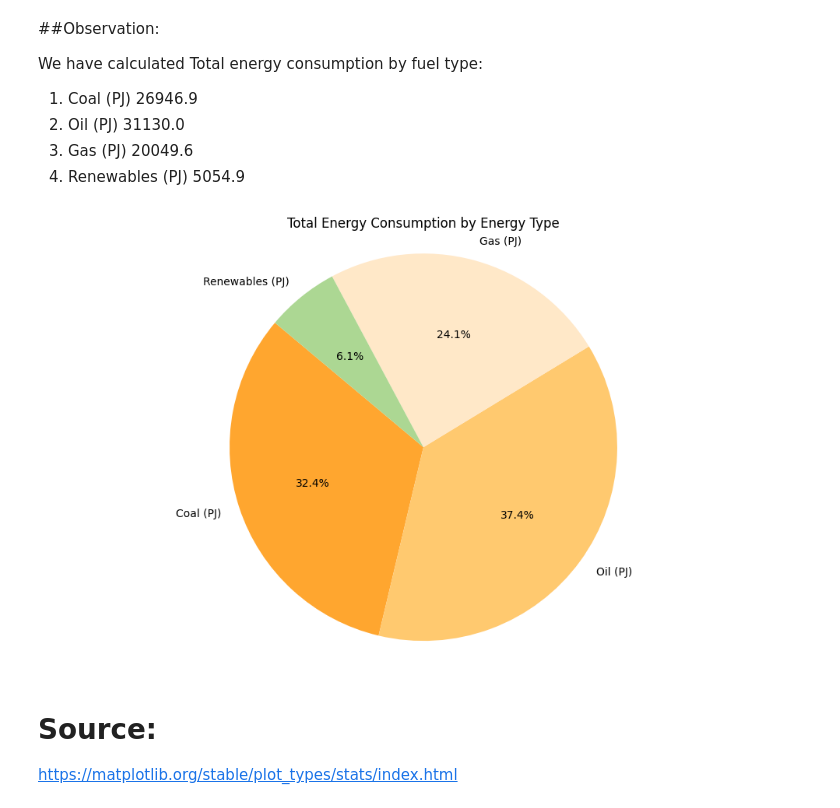
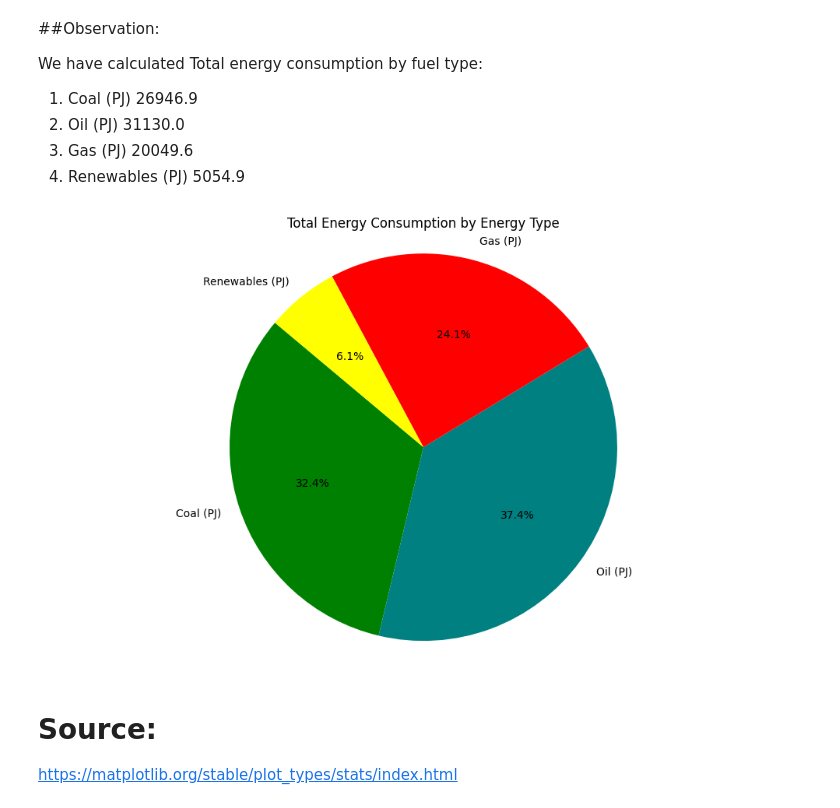
Before and after one commit to DurantZhou/ISYS5002-2024-S1-A2, a Jupyter notebook: Business_Report_Group_2_.ipynb, the cells around one changed output. Cells and saved outputs as stored; diff of their text form; code cells hidden in the pictures.

```diff
--- a/Business_Report_Group_2_.ipynb
+++ b/Business_Report_Group_2_.ipynb
@@ -441,23 +441,23 @@ We have calculated Total energy consumption by fuel type:
 # %%
 import pandas as pd
 import matplotlib.pyplot as plt
 
 # Assuming AUS_energy_df is your DataFrame containing energy data
 # Group the data by fuel type and sum the energy consumption for each fuel type
 fuel_type_totals = AUS_energy_df[['Coal (PJ)', 'Oil (PJ)', 'Gas (PJ)', 'Renewables (PJ)']].sum()
 
 plt.figure(figsize=(10, 6))
 # Plot the total energy consumption for each fuel type as a pie chart
-fuel_type_totals.plot(kind='pie', colors=['#FFA62F', '#FFC96F', '#FFE8C8', '#ACD793'], autopct='%1.1f%%', startangle=140)
+fuel_type_totals.plot(kind='pie', colors=['FFA62F', 'FFC96F', 'FFE8C8', 'ACD793'], autopct='%1.1f%%', startangle=140)
 
 plt.title('Total Energy Consumption by Energy Type')
 
 plt.axis('equal')  # Equal aspect ratio ensures that pie is drawn as a circle
 
 plt.tight_layout()
 plt.show()
 # %% [output]
-[figure, old version]
+[figure, new version]
 # %% [markdown]
 # Source:
 https://matplotlib.org/stable/plot_types/stats/index.html
```
Also changed, not shown: parts of 5 cells of this notebook.
